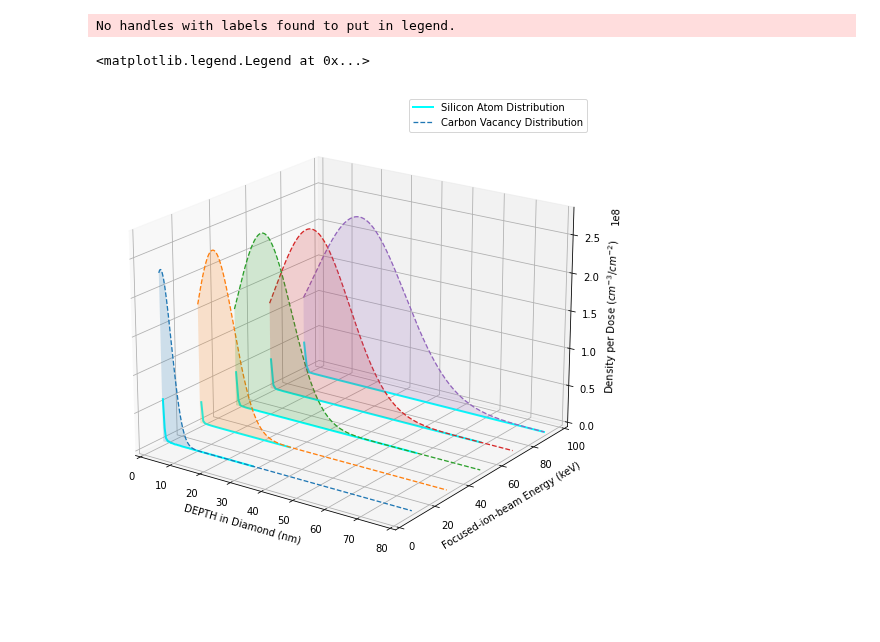
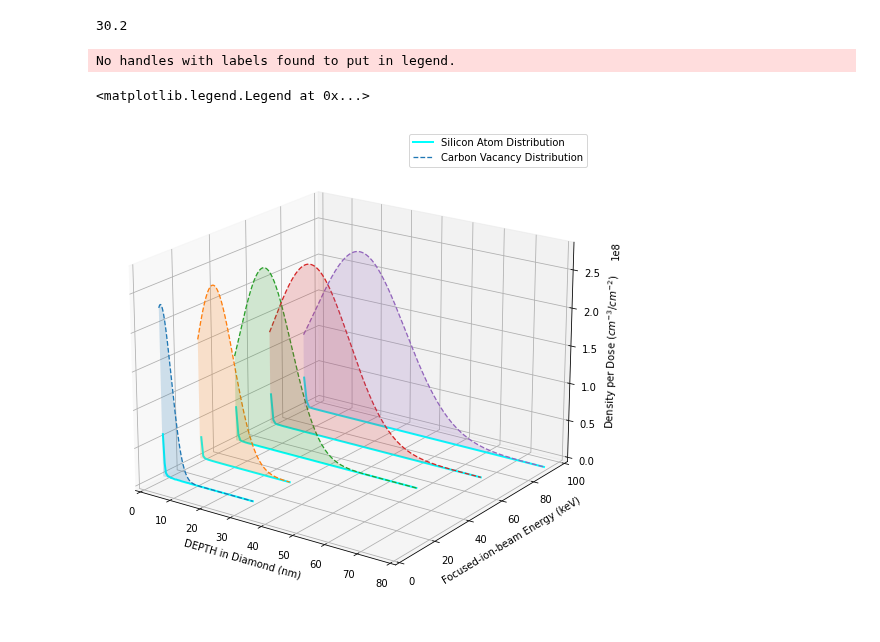
Before and after one commit to ahserhan/SiO2-SiV, a Jupyter notebook: 5nm SiO2/5nmSiO2 variable Energy.ipynb, the cells around one changed output. Cells and saved outputs as stored; diff of their text form; code cells hidden in the pictures.

```diff
--- a/5nm SiO2/5nmSiO2 variable Energy.ipynb
+++ b/5nm SiO2/5nmSiO2 variable Energy.ipynb
@@ -37,3 +17,7 @@ Name: DEPTH, dtype: float64
+# %%
+np.array(data30keV['DEPTH'])[-1]
+# %% [output]
+30.2
 # %%
 def plot3dVacancy(DEPTH,data,thickness,lab):
     model1 = GaussianModel()
@@ -44,7 +28,7 @@ def plot3dVacancy(DEPTH,data,thickness,lab):
     params['center'].set(value = 0, vary=True)
     params['sigma'].set(value = 7.5, vary=True)
     model_fit = model.fit(data, params, x=DEPTH)
-    fit_x = np.linspace(0,80,1000)
+    fit_x = np.linspace(0,np.array(DEPTH)[-1],1000)
     fitcurve = model_fit.eval(model_fit.params, x = fit_x)
     if lab == 0:
         # ax.scatter(DEPTH, data, zs=thickness, zdir='y', marker = '^',  color = 'k', s = 5, )
@@ -64,34 +48,34 @@ def plot3dSilicon(DEPTH,data,thickness,lab):
 # %%
 fig = plt.figure(figsize=(12,9))
 ax = fig.add_subplot(projection='3d')
 plt.grid()
 
 ax.legend()
 ax.set_xlim(0, 80)
 ax.set_ylim(0, 100)
 ax.set_zlim(0, 2.8e8)
 ax.set_xlabel('DEPTH in Diamond (nm)')
 ax.set_ylabel('Focused-ion-beam Energy (keV)')
 ax.set_zlabel('Density per Dose ($cm^{-3}$/$cm^{-2}$)')
 
 plot3dSilicon(data10keV['DEPTH'],data10keV['Si'], 10,1)
 plot3dSilicon(data30keV['DEPTH'],data30keV['Si'], 30,0)
 plot3dSilicon(data50keV['DEPTH'],data50keV['Si'],50,0)
 plot3dSilicon(data70keV['DEPTH'],data70keV['Si'], 70,0)
 plot3dSilicon(data90keV['DEPTH'],data90keV['Si'], 90,0)
 
 
-plot3dVacancy(data10keV['DEPTH'],data10keV['C'][1:]*1e8, 10,1)
+plot3dVacancy(data10keV['DEPTH'][1:],data10keV['C'][1:]*1e8, 10,1)
 plot3dVacancy(data30keV['DEPTH'],data30keV['C']*1e8, 30,0)
-plot3dVacancy(data50keV['DEPTH'][1:],data50keV['C'][1:]*1e8,50,0)
-plot3dVacancy(data70keV['DEPTH'],data70keV['C']*1e8, 70,0)
-plot3dVacancy(data90keV['DEPTH'][1:],data90keV['C'][1:]*1e8, 90,0)
+plot3dVacancy(data50keV['DEPTH'][4:],data50keV['C'][4:]*1e8,50,0)
+plot3dVacancy(data70keV['DEPTH'][1:],data70keV['C'][1:]*1e8, 70,0)
+plot3dVacancy(data90keV['DEPTH'][2:],data90keV['C'][2:]*1e8, 90,0)
 
 
 ax.view_init(elev=20., azim=-55)
 
 ax.legend()
 # %% [output]
 No handles with labels found to put in legend.
 <matplotlib.legend.Legend at 0x...>
-[figure, old version]
+[figure, new version]
```
Also changed, not shown: parts of 1 cell of this notebook, 1 other file.
